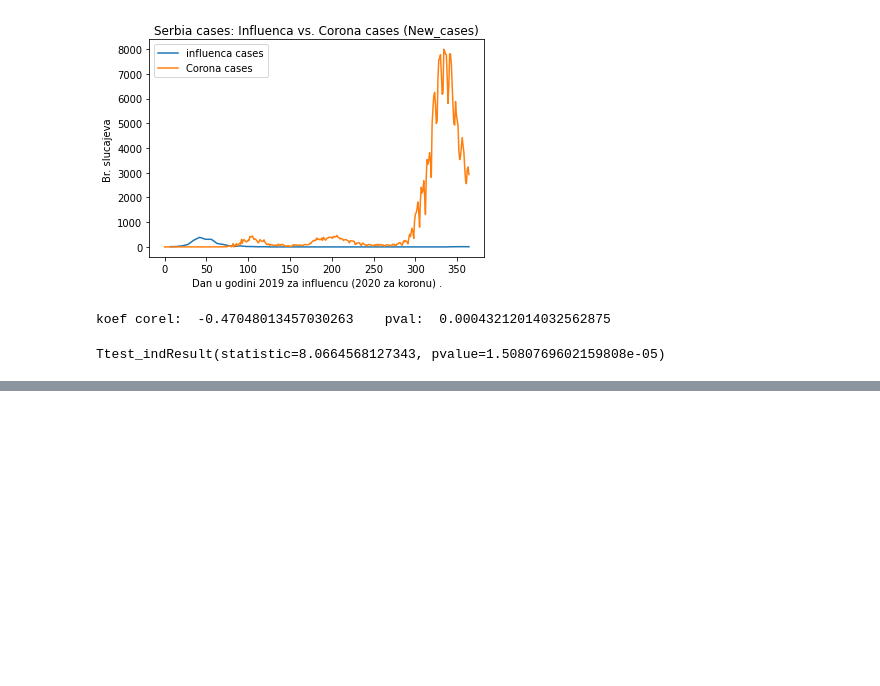
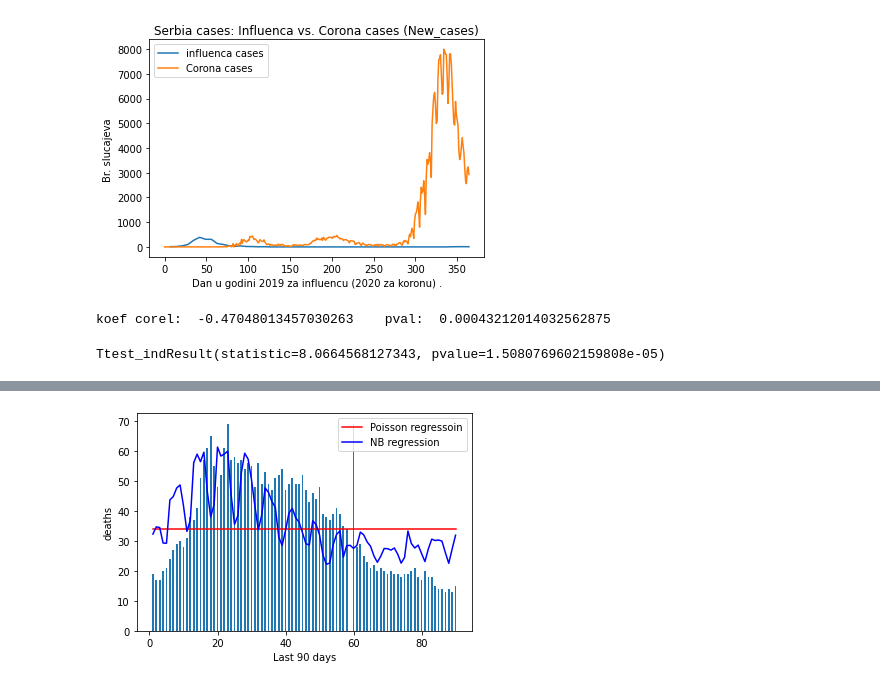
Before and after one commit to markodjukanovic90/belbi-cov19, a Jupyter notebook: skripta/skripta_belbi.ipynb, the cells around one changed output, grey strips where cells are left out. Saved outputs shown, nothing was run; the diff lists cells and outputs as text; code cells hidden in the pictures; blank space fills up the shorter version.

Commit message:
update: poisson and non-negative Binomial regression models tested

```diff
--- a/skripta/skripta_belbi.ipynb
+++ b/skripta/skripta_belbi.ipynb
@@ -139,14 +138,17 @@ Ttest_indResult(statistic=8.0664568127343, pvalue=1.5080769602159808e-05)
 import pandas as pd
 from scipy.stats import pearsonr, spearmanr
 
-world = pd.read_csv("../data/world-covid-data.csv")
+world = pd.read_csv("../data/world-covid-data.csv", sep=",")
+world = world.astype({"date": str } )
+
 world_todate = world[world["date"] == "2/14/2021"] # newest date in the data ==> read data at this point
-# world_todate = world_todate.dropna()
+
+# print("test ====> ", world_todate)
 # aggregate:
-ww_restr = world_todate[["iso_code", "total_deaths_per_million", "hospital_beds_per_thousand", "cardiovasc_death_rate", "diabetes_prevalence"] ]
-ww_restr_group = ww_restr.groupby(["iso_code"]).agg({"total_deaths_per_million": "max", "hospital_beds_per_thousand" : "max", "cardiovasc_death_rate" : "max", "diabetes_prevalence": "max"})
+ww_restr = world_todate[["iso_code", "total_deaths_per_million", "hospital_beds_per_thousand", "cardiovasc_death_rate", "diabetes_prevalence", "positive_rate" ] ]
+ww_restr_group = ww_restr.groupby(["iso_code"]).agg({"total_deaths_per_million": "max", "hospital_beds_per_thousand" : "max", "cardiovasc_death_rate" : "max", "diabetes_prevalence": "max", "positive_rate": "mean" })
 ww_restr_group = ww_restr_group.reset_index()
-ww_restr_group
+# ww_restr_group
 # correlation  between some attrbutes ==> all countries considered
 coef, pval = spearmanr(ww_restr_group.dropna()["total_deaths_per_million"], ww_restr_group.dropna()["hospital_beds_per_thousand"])
 print(coef, " ", pval)
@@ -155,4 +157,75 @@ coef, pval = spearmanr(ww_restr_group.dropna()["total_deaths_per_million"], ww_r
 print(coef, " ", pval)
 coef, pval = spearmanr(ww_restr_group.dropna()["total_deaths_per_million"], ww_restr_group.dropna()["diabetes_prevalence"])
 print(coef, " ", pval)
+# positive_rate
+coef, pval = spearmanr(ww_restr_group.dropna()["total_deaths_per_million"], ww_restr_group.dropna()["positive_rate"])
+print("Deaths per milion vs positive_rate (avg): ", coef, " ", pval)
+
+#handwashing_facilities ??
+
+# igranje sa podacima, Poisson model to predict number of  ==> new_cases
+world_serbia = world[world["location"] == "Serbia"]
+
+# model Poisson to test: for counts ==> number od deaths per day; depending on new_tests, and cardiovasc_death_rate
+
+import numpy as np
+from sklearn.model_selection import train_test_split
+from sklearn.linear_model import PoissonRegressor
+from sklearn.experimental import enable_hist_gradient_boosting  # noqa
+from sklearn.ensemble import HistGradientBoostingRegressor
+from sklearn import preprocessing
+
+# data prepare
+X =  world_serbia[["new_tests", "positive_rate"]][260:350]
+y =  world_serbia[["new_deaths"]][260:350] # take last 90 days
+#print(X)
+#print(y)
+# split data
+
+X_train, X_test, y_train, y_test = train_test_split(X, y, random_state=1, train_size = 0.3 )
+
+# scale and clean data X
+X_train = X_train.dropna()
+X_test = X_test.dropna()
+
+scaler = preprocessing.StandardScaler()
+scaler.fit(X_train)
+X_train = scaler.transform(X_train)
+X_test = scaler.transform(X_test)
+
+# poisson stats model ==> regressor apolied
+
+glm = PoissonRegressor()
+gbdt = HistGradientBoostingRegressor(loss='poisson', learning_rate=.01)
+#glm.fit(X_train, y_train)
+gbdt.fit(X_train, y_train)
+#print(glm.score(X_test, y_test))
+print("Score: ", gbdt.score(X_test, y_test))
+y_val = y.values.transpose()[0]
+y_gbdt = gbdt.predict( X ) # prediction of Poisson distr.
+
+
+# try out NB regression model:
+import statsmodels.api as sm
+import statsmodels.formula.api as smf
+from sklearn.metrics import r2_score
+
+DF =  world_serbia[["new_tests", "positive_rate", "new_deaths"]][260:350] #NB
+model = smf.glm( formula = "new_deaths ~ new_tests", data = DF, family = sm.families.NegativeBinomial()).fit()
+print(model.summary())
+y_pred_nb = model.predict(DF[["new_tests", "positive_rate"]])
+print("y_pred_nb \n", y_pred_nb)
+# predict values
+print("error of NB regression: ", r2_score( y_pred_nb, world_serbia["new_deaths"][260:350].values) )
+
+# draw respective plots:
+
+pt.bar( [ i + 1 for i in range(90) ], y_val, width=0.5)
+pt.plot([ i + 1 for i in range(90) ], y_gbdt, color="red", label = "Poisson regressoin")
+pt.plot([ i + 1 for i in range(90) ], y_pred_nb, color="blue", label = "NB regression")
+pt.xlabel("Last 90 days")
+pt.ylabel("deaths")
+pt.legend(loc="upper right")
+
+pt.show()
 # %% [output]
@@ -162,3 +249,4 @@ print(coef, " ", pval)
+[figure, added]
 # %%
 """
 from sklearn import datasets
```
Also changed, not shown: parts of 3 cells of this notebook.
